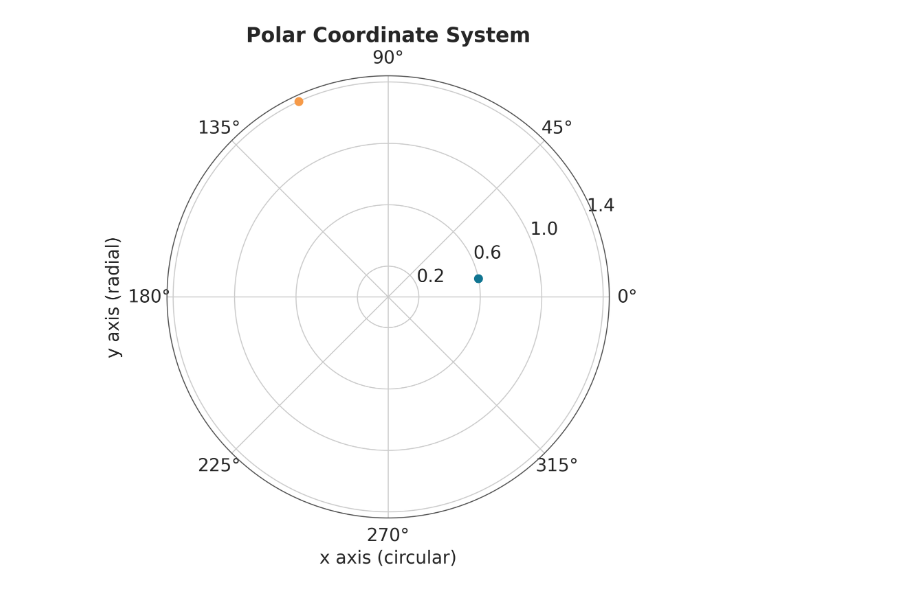
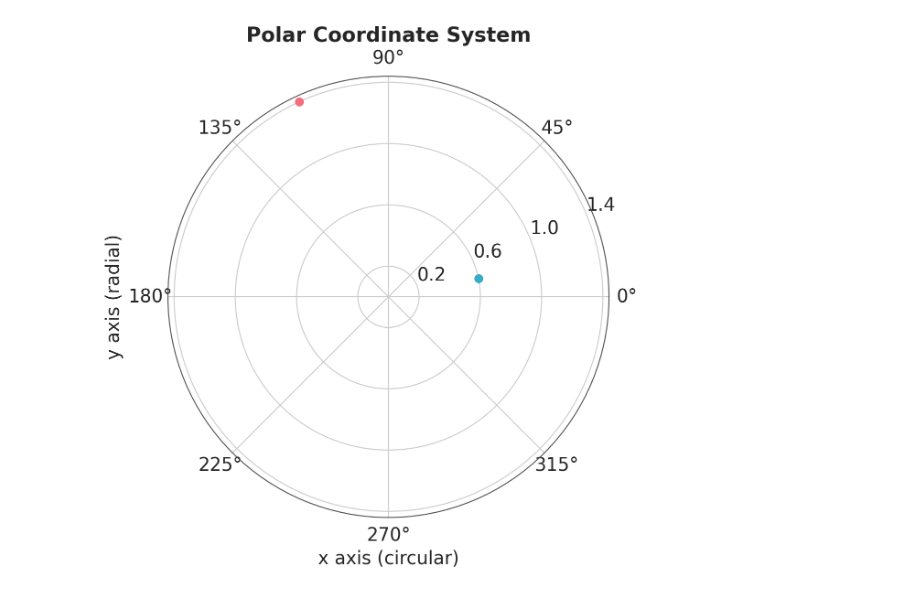
Before and after one commit to arviz-devs/Exploratory-Analysis-of-Bayesian-Models, a Jupyter notebook: img/coodinates.ipynb, the cells around one changed output. Cells and saved outputs as stored; diff of their text form; code cells hidden in the pictures.

```diff
--- a/img/coodinates.ipynb
+++ b/img/coodinates.ipynb
@@ -5,3 +5,3 @@ import arviz as az
 # %%
-az.style.use("arviz-doc")
+azp.style.use("arviz-clean")
 # %%
@@ -79,21 +79,21 @@ plt.savefig('cartesian_coordinates_shifted.png', dpi=300)
 # %%
 
 
 # Create a polar coordinate plot
 _, axes = plt.subplots(figsize=(6, 6), subplot_kw={'projection': 'polar'})
 
 # Create data for polar coordinates
 r = np.array([0.6, 1.4])
 theta = [0.2, 2]
 
 
 axes.plot(theta[0], r[0], 'C0o')
-axes.plot(theta[1], r[1], 'C2o')
+axes.plot(theta[1], r[1], 'C1o')
 axes.set_rticks(np.arange(0.2, 1.6, 0.4))
 axes.set_xlabel('x axis (circular)')
 axes.set_ylabel('y axis (radial)', labelpad=35)
 
 axes.set_title('Polar Coordinate System')
 plt.savefig('polar_coordinates.png', dpi=300)
 # %% [output]
-[figure, old version]
+[figure, new version]
```
Also changed, not shown: parts of 3 cells of this notebook, 15 other files.
